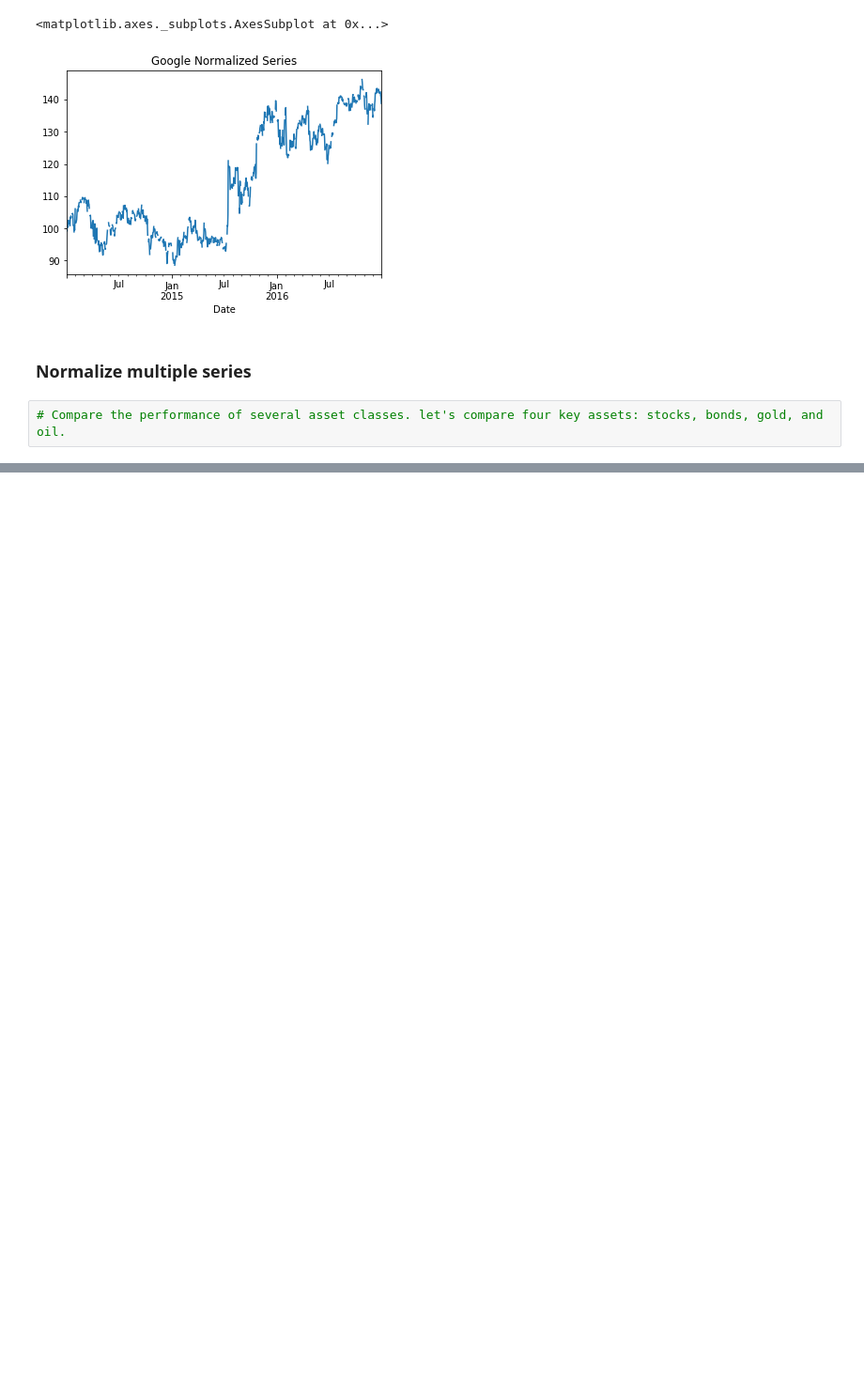
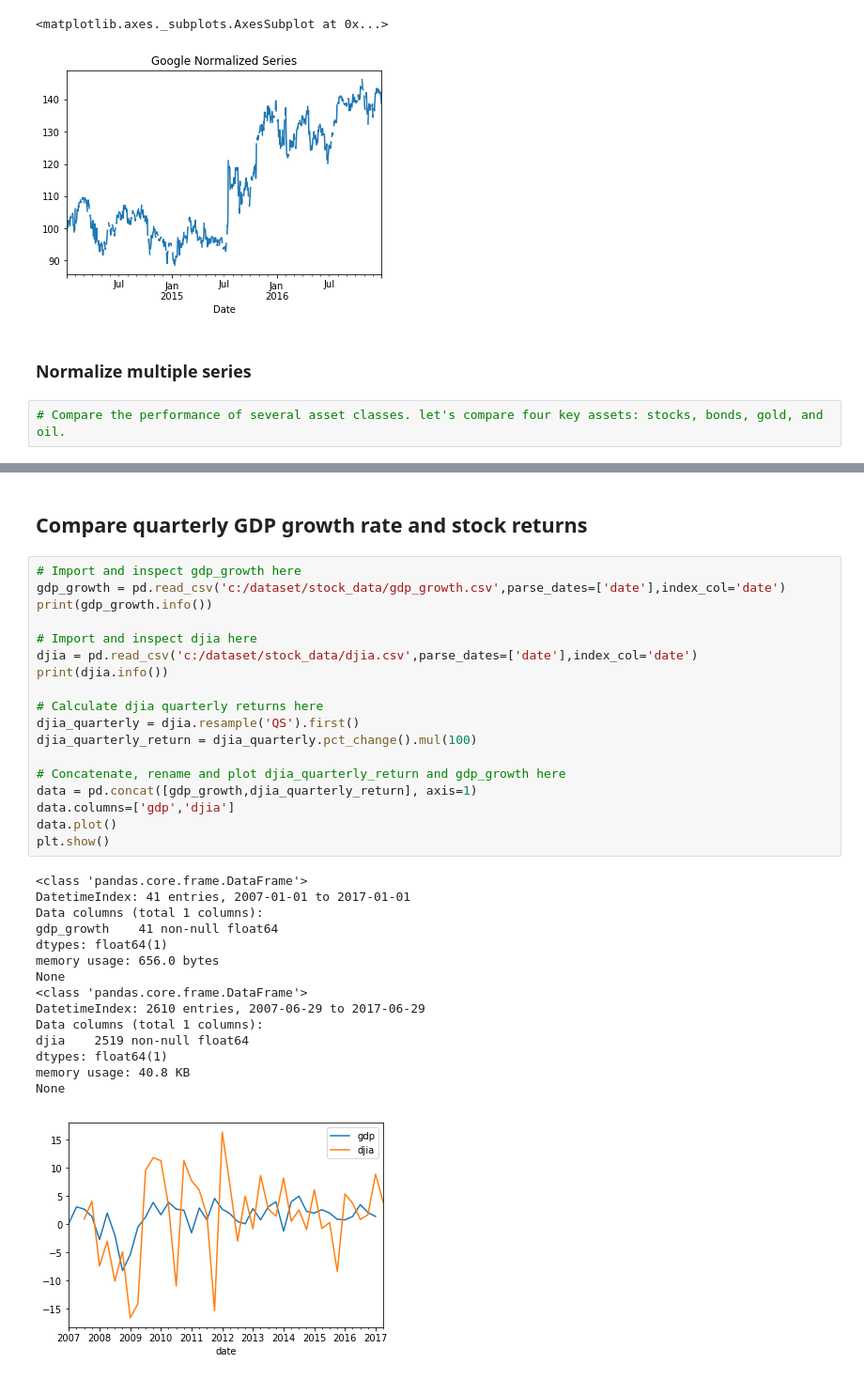
Before and after one commit to ryan13/MLPractice, a Jupyter notebook: TimeSeries/TImeSeriesPandas_manipulate.ipynb, the cells around one changed output, grey strips where cells are left out. Shown: that part at 94% size. Cells and saved outputs as stored; diff of their text form; blank space fills up the shorter version.

```diff
--- a/TimeSeries/TImeSeriesPandas_manipulate.ipynb
+++ b/TimeSeries/TImeSeriesPandas_manipulate.ipynb
@@ -404,0 +533,36 @@ normalized.plot(title='Google Normalized Series')
+# %% [markdown]
+## Compare quarterly GDP growth rate and stock returns
+# %%
+# Import and inspect gdp_growth here
+gdp_growth = pd.read_csv('c:/dataset/stock_data/gdp_growth.csv',parse_dates=['date'],index_col='date')
+print(gdp_growth.info())
+
+# Import and inspect djia here
+djia = pd.read_csv('c:/dataset/stock_data/djia.csv',parse_dates=['date'],index_col='date')
+print(djia.info())
+
+# Calculate djia quarterly returns here
+djia_quarterly = djia.resample('QS').first()
+djia_quarterly_return = djia_quarterly.pct_change().mul(100)
+
+# Concatenate, rename and plot djia_quarterly_return and gdp_growth here
+data = pd.concat([gdp_growth,djia_quarterly_return], axis=1)
+data.columns=['gdp','djia']
+data.plot()
+plt.show()
+# %% [output]
+<class 'pandas.core.frame.DataFrame'>
+DatetimeIndex: 41 entries, 2007-01-01 to 2017-01-01
+Data columns (total 1 columns):
+gdp_growth    41 non-null float64
+dtypes: float64(1)
+memory usage: 656.0 bytes
+None
+<class 'pandas.core.frame.DataFrame'>
+DatetimeIndex: 2610 entries, 2007-06-29 to 2017-06-29
+Data columns (total 1 columns):
+djia    2519 non-null float64
+dtypes: float64(1)
+memory usage: 40.8 KB
+None
+[figure, added]
```
Also changed, not shown: parts of 35 cells of this notebook.
